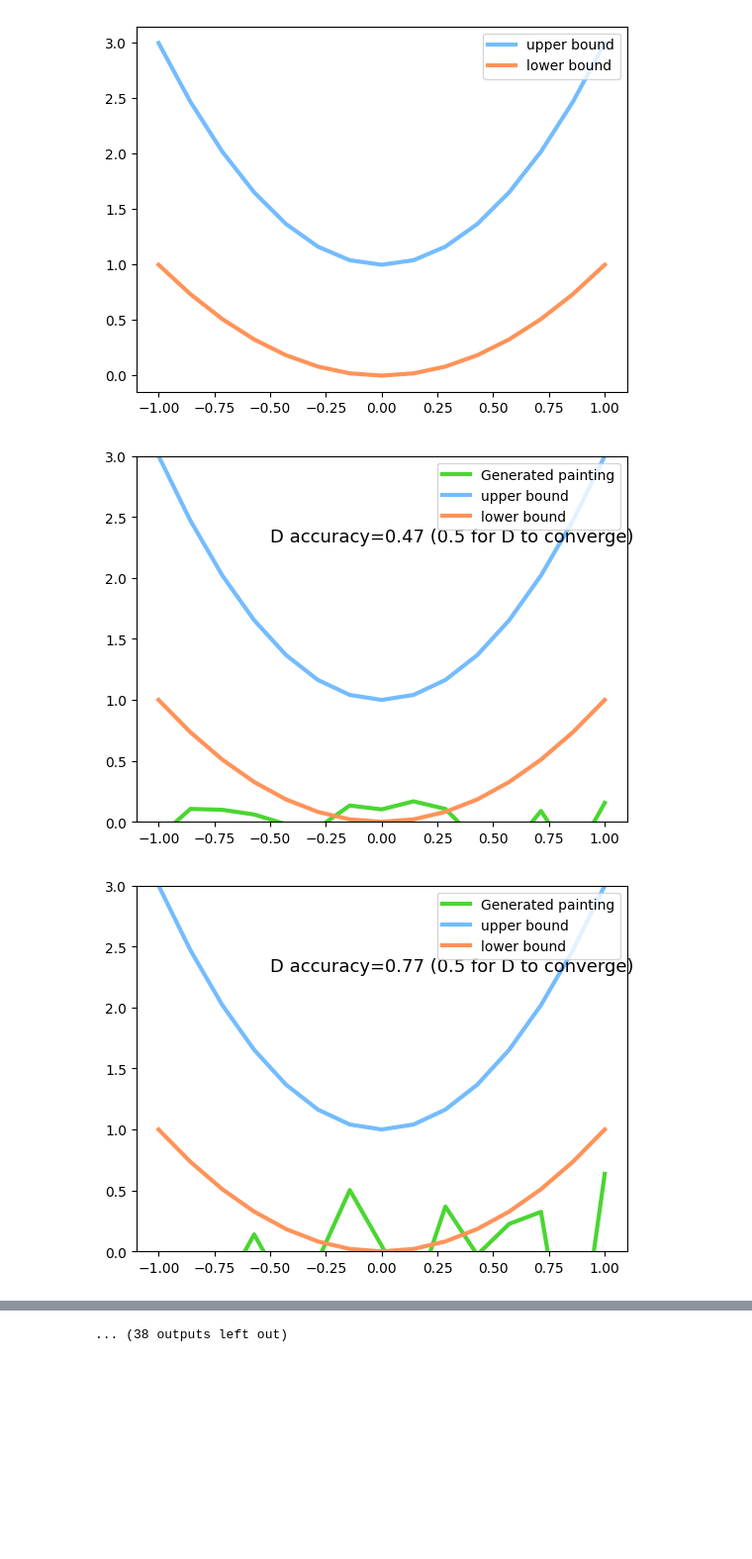
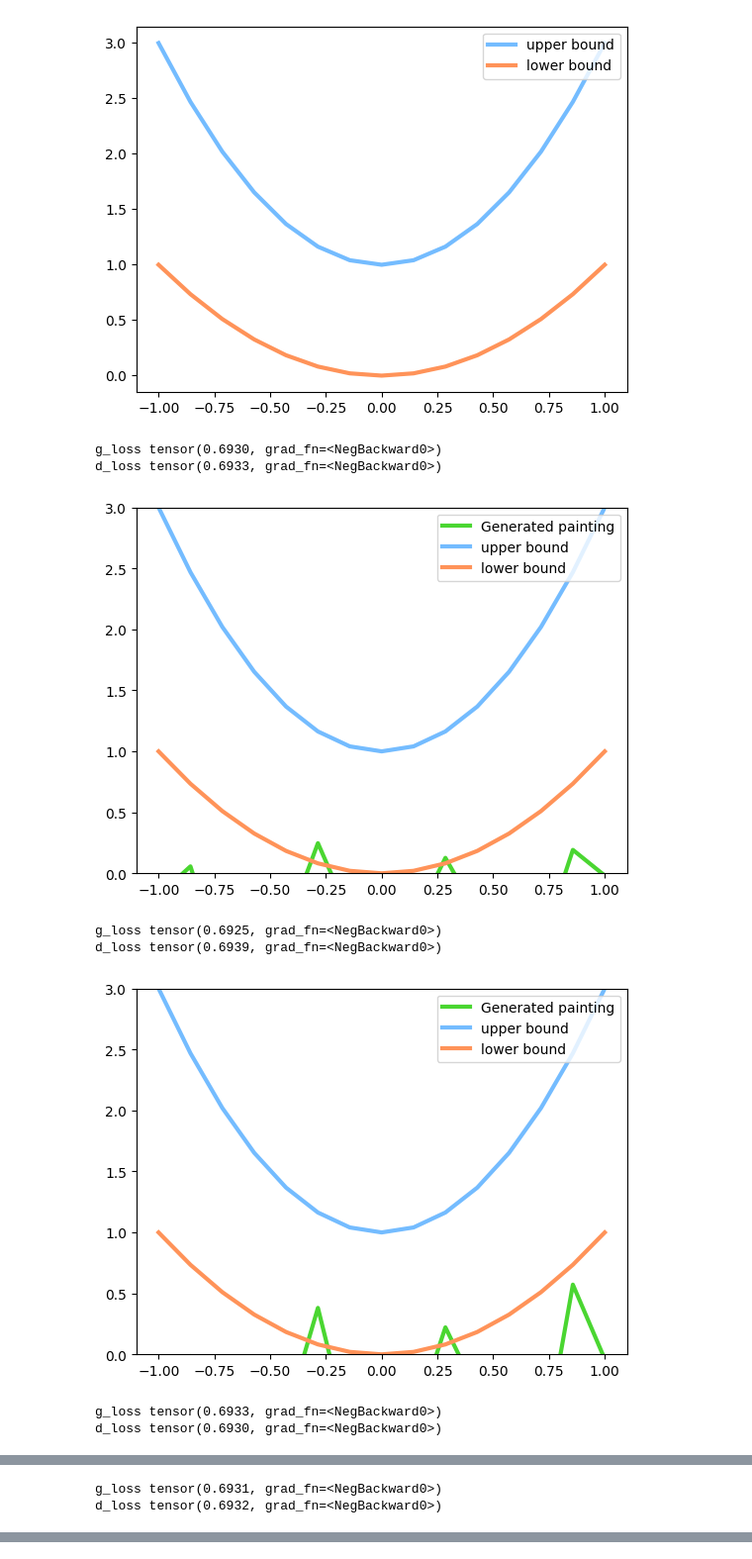
Before and after one commit to gaobowen/machine-learning, a Jupyter notebook: gan/gan.ipynb, the cells around one changed output, grey strips where cells are left out. Shown at 99% size. Drawn from its saved outputs; the diff is of its cells as text; code cells hidden in the pictures; blank space fills up the shorter version.

```diff
--- a/gan/gan.ipynb
+++ b/gan/gan.ipynb
@@ -50,39 +59,62 @@ optimizer_G = torch.optim.Adam(G.parameters(),lr=LR_G)
 optimizer_D = torch.optim.Adam(D.parameters(),lr=LR_D)
 # %%
 
-with torch.autograd.set_detect_anomaly(True):
-    for step in range(10000):
-        artist_painting = artist_work()
-        G_idea = torch.randn(BATCH_SIZE,N_IDEAS)
+# with torch.autograd.set_detect_anomaly(True):
+for step in range(10000):
+    real_data = artist_work() # 生成真实数据
+    randn_input = torch.randn(BATCH_SIZE, N_IDEAS) #生成随机输入
 
-        G_paintings = G(G_idea)
+    eps = 1e-6  #防止log 0
 
-        pro_atrist0 = D(artist_painting)
-        pro_atrist1 = D(G_paintings)
+    D_real = D(real_data) # 0为False，1为True，这里输入真实数据，D_real越靠近1越好
 
-        G_loss = -1/torch.mean(torch.log(1.-pro_atrist1))
-        D_loss = -torch.mean(torch.log(pro_atrist0)+torch.log(1-pro_atrist1))
+    G_fake_out = G(randn_input) # 生成器生成假数据
 
-        optimizer_G.zero_grad()
-        optimizer_D.zero_grad()
-        D_loss.backward(retain_graph=True)
-        G_loss.backward()
-        optimizer_D.step()
-        optimizer_G.step()
+    D_fake = D(G_fake_out) # 用判别器判别假数据，最好能让判别器判断略微小于0.5，即生成器生成的数据让判别器真假难辨
 
-        if step % 200 == 0:  # plotting
-                plt.cla()
-                plt.plot(PAINT_POINTS[0], G_paintings.data.numpy()[0], c='#4AD631', lw=3, label='Generated painting',)
-                plt.plot(PAINT_POINTS[0], 2 * np.power(PAINT_POINTS[0], 2) + 1, c='#74BCFF', lw=3, label='upper bound')
-                plt.plot(PAINT_POINTS[0], 1 * np.power(PAINT_POINTS[0], 2) + 0, c='#FF9359', lw=3, label='lower bound')
-                plt.text(-.5, 2.3, 'D accuracy=%.2f (0.5 for D to converge)' % pro_atrist0.data.numpy().mean(), fontdict={'size': 13})
-                # plt.text(-.5, 2, 'G_loss= %.2f ' % G_loss.data.numpy(), fontdict={'size': 13})
+    # G的损失 越接近1越好
+    G_loss = -torch.mean(torch.log(1.0 - D_fake + eps))
 
-                plt.ylim((0, 3));plt.legend(loc='upper right', fontsize=10);plt.draw();plt.pause(0.1)
+    # optimizer_G.zero_grad()
+    # G_loss.backward(retain_graph=True) #反向
+    # optimizer_G.step() #更新参数
 
 
-plt.ioff()
-plt.show()
+    # D应该带着G一起更新，所以使用D(G(input))
+    D_loss = -torch.mean(torch.log(eps + 1.0 - D_real) + torch.log(eps + D_fake))
+
+    # optimizer_D.zero_grad()
+    # D_loss.backward()
+    # optimizer_D.step()
+
+    optimizer_G.zero_grad()
+    optimizer_D.zero_grad()
+    D_loss.backward(retain_graph=True) # 保留G网络梯度
+    G_loss.backward()
+    optimizer_D.step()
+    optimizer_G.step()
+
+    if step % 200 == 0:  # plotting
+        print("g_loss", G_loss)
+        print("d_loss", D_loss)
+        plt.cla()
+        plt.plot(PAINT_POINTS[0], G_fake_out.data.numpy()[0], c='#4AD631', lw=3, label='Generated painting',)
+        plt.plot(PAINT_POINTS[0], 2 * np.power(PAINT_POINTS[0], 2) + 1, c='#74BCFF', lw=3, label='upper bound')
+        plt.plot(PAINT_POINTS[0], 1 * np.power(PAINT_POINTS[0], 2) + 0, c='#FF9359', lw=3, label='lower bound')
+        # plt.text(-.5, 2.3, 'D accuracy=%.2f (0.5 for D to converge)' % pro_atrist0.data.numpy().mean(), fontdict={'size': 13})
+        # plt.text(-.5, 2, 'G_loss= %.2f ' % G_loss.data.numpy(), fontdict={'size': 13})
+
+        plt.ylim((0, 3));plt.legend(loc='upper right', fontsize=10);plt.draw();plt.pause(0.1)
+
+
+# plt.ioff()
+# plt.show()
 # %% [output]
+g_loss tensor(0.6930, grad_fn=<NegBackward0>)
+d_loss tensor(0.6933, grad_fn=<NegBackward0>)
-[figure, old version]
+[figure, new version]
+g_loss tensor(0.6925, grad_fn=<NegBackward0>)
+d_loss tensor(0.6939, grad_fn=<NegBackward0>)
-[figure, old version]
+[figure, new version]
+g_loss tensor(0.6933, grad_fn=<NegBackward0>)
+d_loss tensor(0.6930, grad_fn=<NegBackward0>)
@@ -89,0 +122,2 @@ plt.show()
+g_loss tensor(0.6931, grad_fn=<NegBackward0>)
+d_loss tensor(0.6932, grad_fn=<NegBackward0>)
@@ -99 +130,0 @@ plt.show()
-... (38 outputs left out)
```
Also changed, not shown: parts of 3 cells of this notebook.
